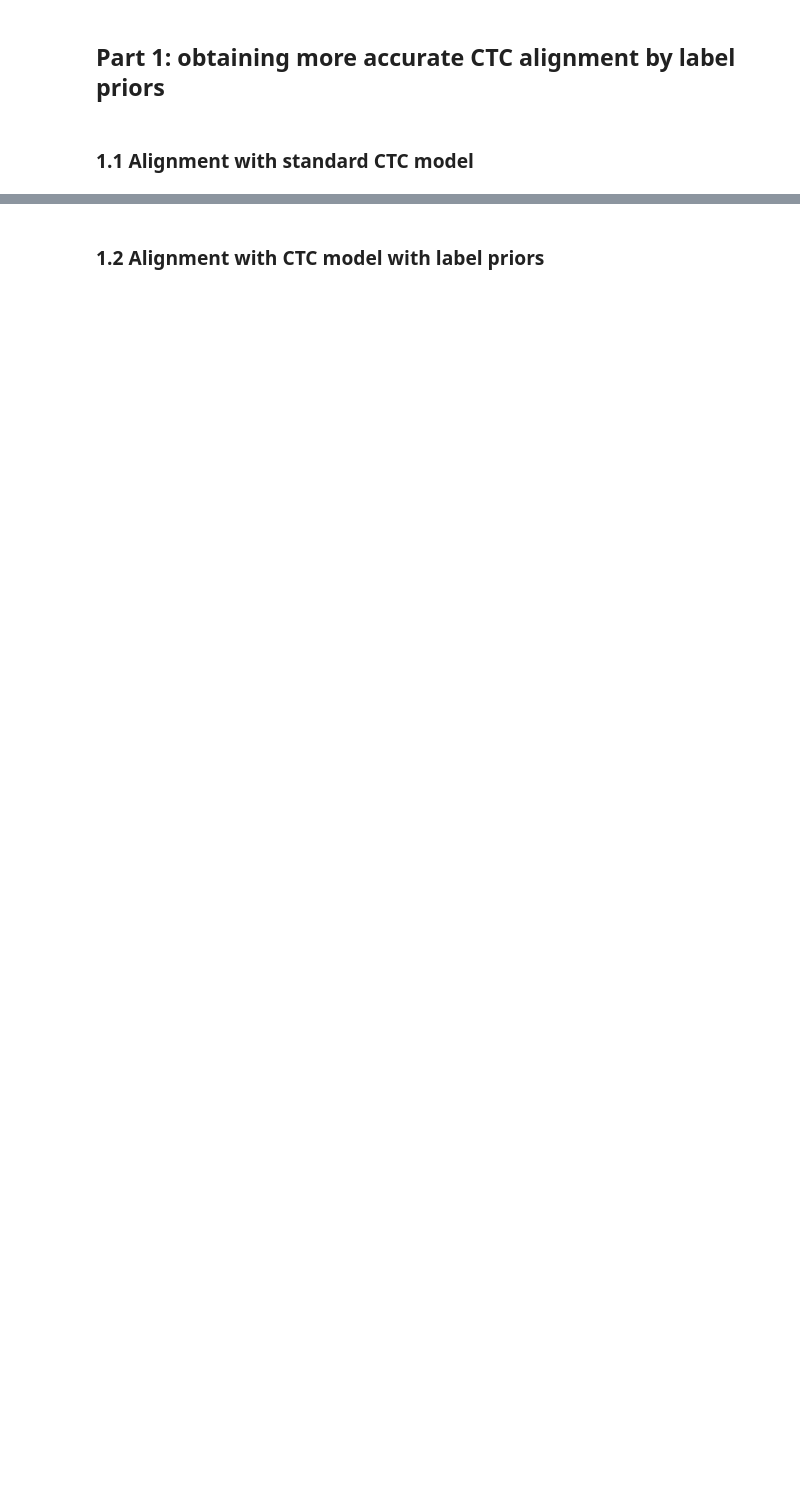
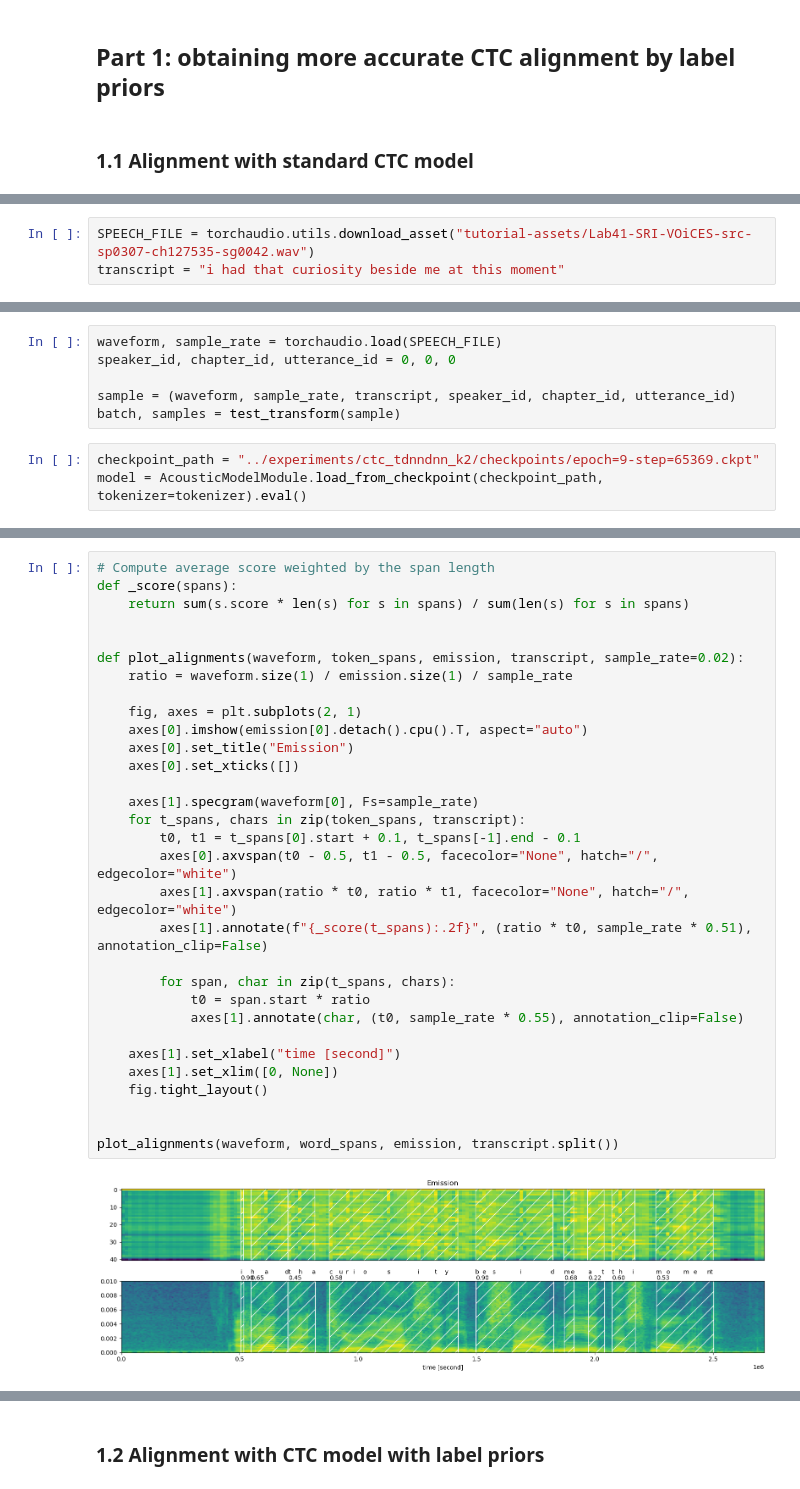
Before and after one commit to huangruizhe/audio, a Jupyter notebook: examples/asr/librispeech_alignment/alignment/demo.ipynb, the cells around one changed output, grey strips where cells are left out. Cells and saved outputs as stored; diff of their text form; blank space fills up the shorter version.

```diff
--- a/examples/asr/librispeech_alignment/alignment/demo.ipynb
+++ b/examples/asr/librispeech_alignment/alignment/demo.ipynb
@@ -35,0 +132,3 @@ device = torch.device("cuda:0" if torch.cuda.is_available() else "cpu")
+# %%
+SPEECH_FILE = torchaudio.utils.download_asset("tutorial-assets/Lab41-SRI-VOiCES-src-sp0307-ch127535-sg0042.wav")
+transcript = "i had that curiosity beside me at this moment"
@@ -35,0 +156,9 @@ device = torch.device("cuda:0" if torch.cuda.is_available() else "cpu")
+# %%
+waveform, sample_rate = torchaudio.load(SPEECH_FILE)
+speaker_id, chapter_id, utterance_id = 0, 0, 0
+
+sample = (waveform, sample_rate, transcript, speaker_id, chapter_id, utterance_id)
+batch, samples = test_transform(sample)
+# %%
+checkpoint_path = "../experiments/ctc_tdnndnn_k2/checkpoints/epoch=9-step=65369.ckpt"
+model = AcousticModelModule.load_from_checkpoint(checkpoint_path, tokenizer=tokenizer).eval()
@@ -35,0 +219,33 @@ device = torch.device("cuda:0" if torch.cuda.is_available() else "cpu")
+# %%
+# Compute average score weighted by the span length
+def _score(spans):
+    return sum(s.score * len(s) for s in spans) / sum(len(s) for s in spans)
+
+
+def plot_alignments(waveform, token_spans, emission, transcript, sample_rate=0.02):
+    ratio = waveform.size(1) / emission.size(1) / sample_rate
+
+    fig, axes = plt.subplots(2, 1)
+    axes[0].imshow(emission[0].detach().cpu().T, aspect="auto")
+    axes[0].set_title("Emission")
+    axes[0].set_xticks([])
+
+    axes[1].specgram(waveform[0], Fs=sample_rate)
+    for t_spans, chars in zip(token_spans, transcript):
+        t0, t1 = t_spans[0].start + 0.1, t_spans[-1].end - 0.1
+        axes[0].axvspan(t0 - 0.5, t1 - 0.5, facecolor="None", hatch="/", edgecolor="white")
+        axes[1].axvspan(ratio * t0, ratio * t1, facecolor="None", hatch="/", edgecolor="white")
+        axes[1].annotate(f"{_score(t_spans):.2f}", (ratio * t0, sample_rate * 0.51), annotation_clip=False)
+
+        for span, char in zip(t_spans, chars):
+            t0 = span.start * ratio
+            axes[1].annotate(char, (t0, sample_rate * 0.55), annotation_clip=False)
+
+    axes[1].set_xlabel("time [second]")
+    axes[1].set_xlim([0, None])
+    fig.tight_layout()
+
+
+plot_alignments(waveform, word_spans, emission, transcript.split())
+# %% [output]
+[figure, added]
```
Also changed, not shown: parts of 39 cells of this notebook, 5 other files.
